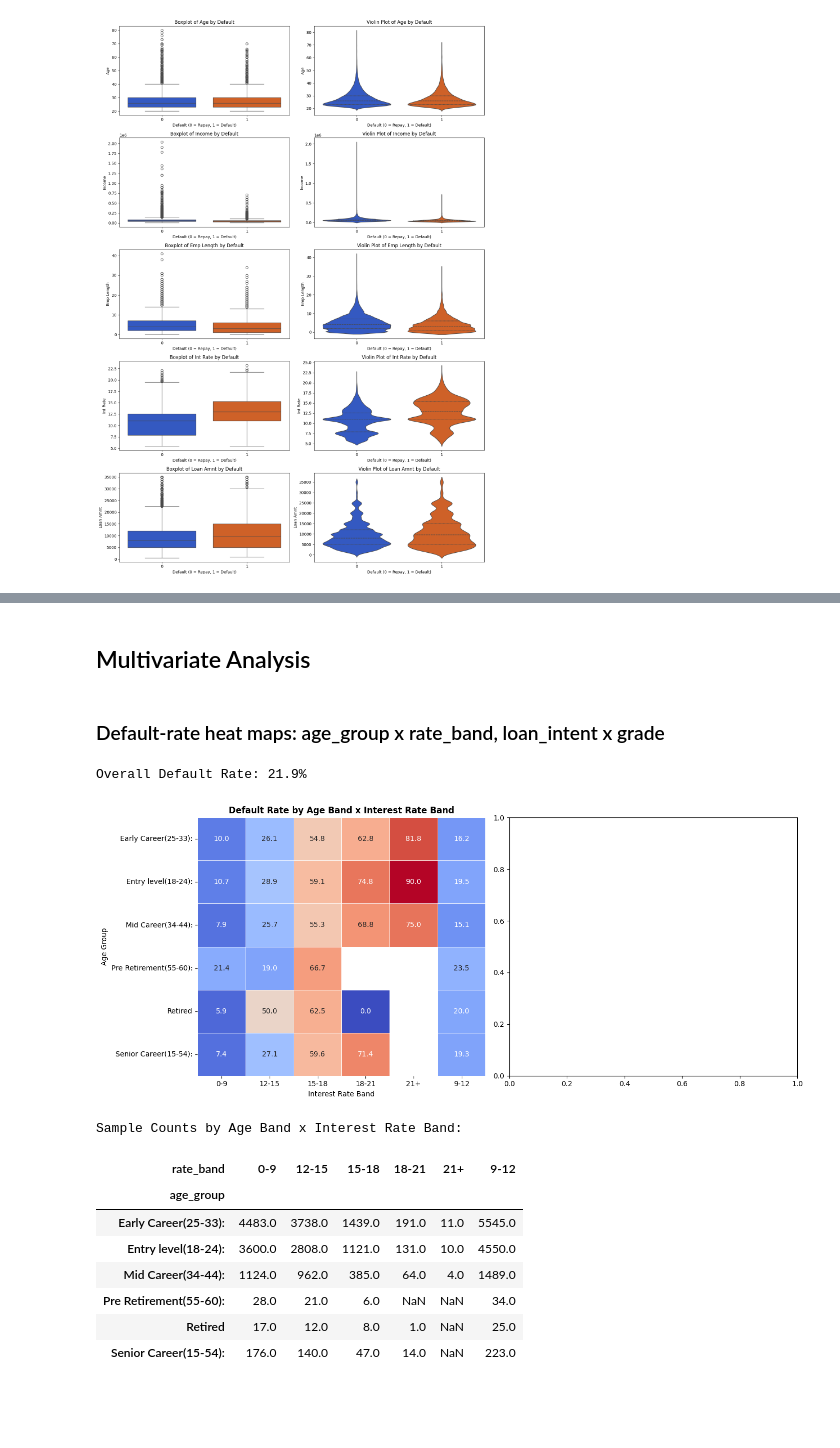
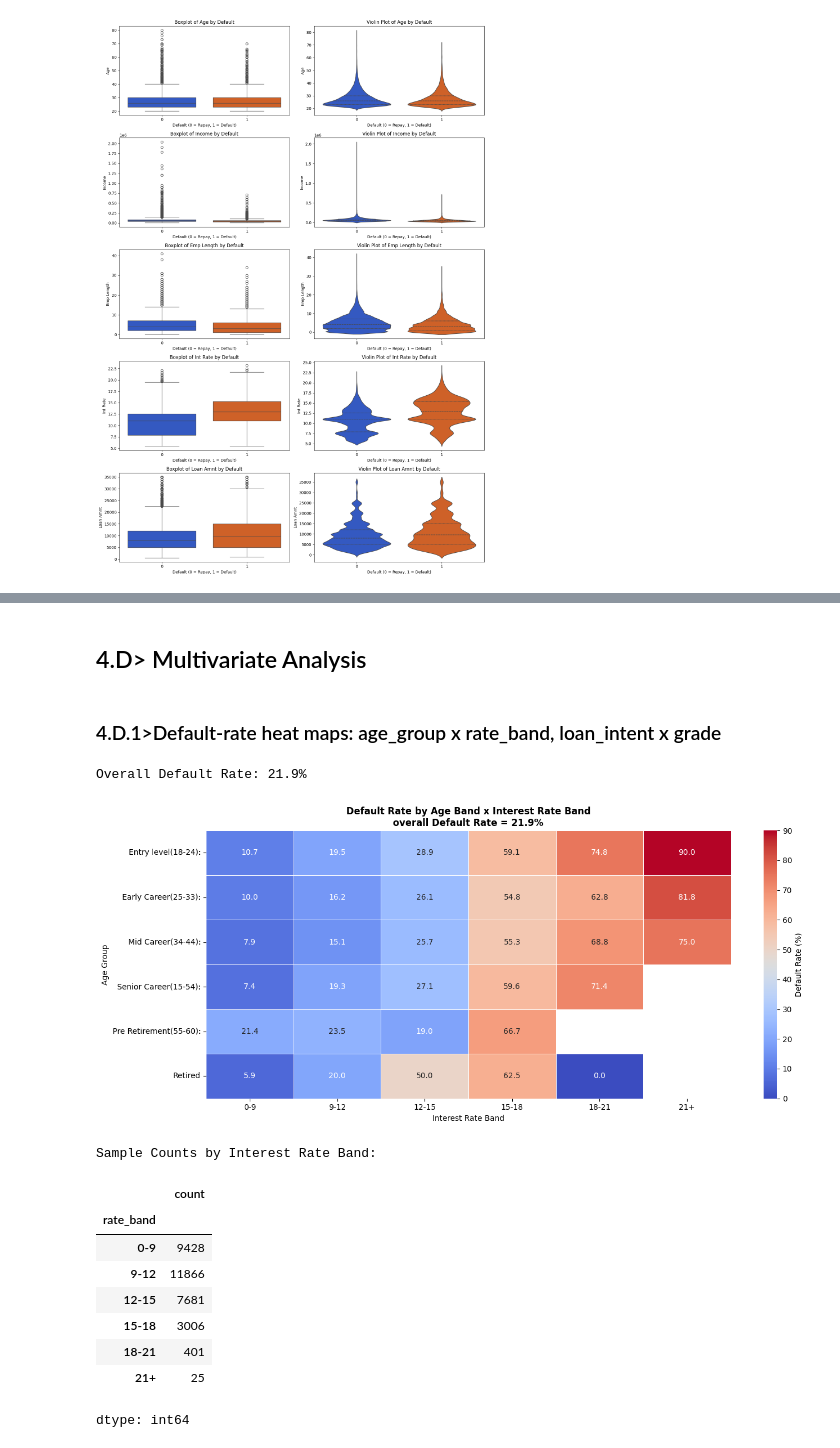
Before and after one commit to rudrascience/Credit_Risk_Analysis_and_Prediction, a Jupyter notebook: Credit_Risk_Analysis_&_Prediction.ipynb, the cells around one changed output, grey strips where cells are left out. Saved outputs shown, nothing was run; the diff lists cells and outputs as text; code cells hidden in the pictures; blank space fills up the shorter version.

Commit message:
Jupyter Notebook  for analysis and prediction

```diff
--- a/Credit_Risk_Analysis_&_Prediction.ipynb
+++ b/Credit_Risk_Analysis_&_Prediction.ipynb
@@ -152,7 +152,6 @@ df = df.rename(columns={'person_age':'age',
                         'person_emp_length':'emp_length',
                         'loan_grade':'grade',
                         'loan_int_rate':'int_rate',
-                        'loan_percent_income': 'dti_ratio',
                         'cb_person_default_on_file':'default_on_file',
                         'cb_person_cred_hist_length':'cred_hist_length'})
 df.columns
@@ -570,7 +556,10 @@ def age_group(person_age):
   else:
     return "Retired"
 
-print("Observing age group")
+custom_age_order = ['less than 18', 'Entry level(18-24):', 'Early Career(25-33):',
+                    'Mid Career(34-44):', 'Senior Career(15-54):', 'Pre Retirement(55-60):', 'Retired']
 df_clean['age_group'] = df_clean['age'].apply(age_group)
-print(df_clean['age_group'].value_counts())
+df_clean['age_group'] = pd.Categorical(df_clean['age_group'], categories=custom_age_order, ordered=True)
+df_clean.sort_values('age_group', inplace=True)
+print(f"Observing age group: {df_clean['age_group'].value_counts().reindex(custom_age_order)}")
 # %% [output]
@@ -598,7 +587,10 @@ def rate_band(person_int_rate):
   else:
     return '21+'
 
-print("Observing interest rate group")
+custom_rate_band = ['0-9', '9-12', '12-15', '15-18', '18-21', '21+']
 df_clean['rate_band'] = df_clean['int_rate'].apply(rate_band)
-print(df_clean['rate_band'].value_counts())
+df_clean['rate_band'] = pd.Categorical(df_clean['rate_band'], categories=custom_rate_band, ordered=True)
+df_clean.sort_values('rate_band', inplace=True)
+
+print(f"Observing interest rate group: {df_clean['rate_band'].value_counts().reindex(custom_rate_band)}")
 # %% [output]
@@ -894,38 +888,40 @@ plt.show()
 # %% [markdown]
-## Multivariate Analysis
+## 4.D> Multivariate Analysis
 # %% [markdown]
-### Default-rate heat maps: age_group x rate_band, loan_intent x grade
+### 4.D.1>Default-rate heat maps: age_group x rate_band, loan_intent x grade
 # %%
-# Default-rate heat maps: age_group x rate_band, loan_intent x grade
+# Overall default-rate baseline
 baseline = df_clean['Default'].mean() * 100
 print(f"Overall Default Rate: {baseline:.1f}%")
 
-# Heatmap: age_group x rate_band
-# Replaced 'loan_status' with 'Default' since it was popped and saved as 'Default'
-age_rate = df_clean.pivot_table(index='age_group', columns='rate_band', values='Default', aggfunc='mean', observed=False) * 100
+# Heatmap : age_band x rate_band
+age_rate_default = df_clean.pivot_table(index='age_group', columns='rate_band', values='Default', aggfunc='mean', observed=False) * 100
 age_rate_counts = df_clean.pivot_table(index='age_group', columns='rate_band', values='Default', aggfunc='count', observed=False)
+plt.figure(figsize=(14, 6))
 
-fig, ax = plt.subplots(1, 2, figsize=(14, 6))
-
-sns.heatmap(age_rate, annot=True, cmap='coolwarm', fmt=".1f", linewidths=0.5, ax=ax[0], cbar=False)
-ax[0].set_title('Default Rate by Age Band x Interest Rate Band', fontweight='bold')
-ax[0].set_xlabel('Interest Rate Band')
-ax[0].set_ylabel('Age Group')
+sns.heatmap(age_rate_default, annot=True, cmap='coolwarm', fmt=".1f", linewidths=0.5, cbar_kws={"label": "Default Rate (%)"})
+plt.title(
+    f'Default Rate by Age Band x Interest Rate Band\n'
+    f'overall Default Rate = {baseline:.1f}%', fontweight='bold')
+plt.xlabel('Interest Rate Band')
+plt.ylabel('Age Group')
 plt.tight_layout()
 plt.show()
 
-# Display sample counts separately
-print("Sample Counts by Age Band x Interest Rate Band:")
-display(age_rate_counts)
+# Display sample counts separately in age group order wise
+custom_rate_band= ['0-9', '9-12', '12-15', '15-18', '18-21', '21+']
+print("Sample Counts by Interest Rate Band:")
+display(df_clean['rate_band'].value_counts().reindex(custom_rate_band))
 # %% [output]
 Overall Default Rate: 21.9%
-[figure, old version]
+[figure, new version]
-Sample Counts by Age Band x Interest Rate Band:
+Sample Counts by Interest Rate Band:
-| rate_band | 0-9 | 12-15 | 15-18 | 18-21 | 21+ | 9-12 |
-| age_group |  |  |  |  |  |  |
-| Early Career(25-33): | 4483.0 | 3738.0 | 1439.0 | 191.0 | 11.0 | 5545.0 |
-| Entry level(18-24): | 3600.0 | 2808.0 | 1121.0 | 131.0 | 10.0 | 4550.0 |
-| Mid Career(34-44): | 1124.0 | 962.0 | 385.0 | 64.0 | 4.0 | 1489.0 |
-| Pre Retirement(55-60): | 28.0 | 21.0 | 6.0 | NaN | NaN | 34.0 |
-| Retired | 17.0 | 12.0 | 8.0 | 1.0 | NaN | 25.0 |
-| Senior Career(15-54): | 176.0 | 140.0 | 47.0 | 14.0 | NaN | 223.0 |
+|  | count |
+| rate_band |  |
+| 0-9 | 9428 |
+| 9-12 | 11866 |
+| 12-15 | 7681 |
+| 15-18 | 3006 |
+| 18-21 | 401 |
+| 21+ | 25 |
+dtype: int64
```
Also changed, not shown: parts of 37 cells of this notebook.
